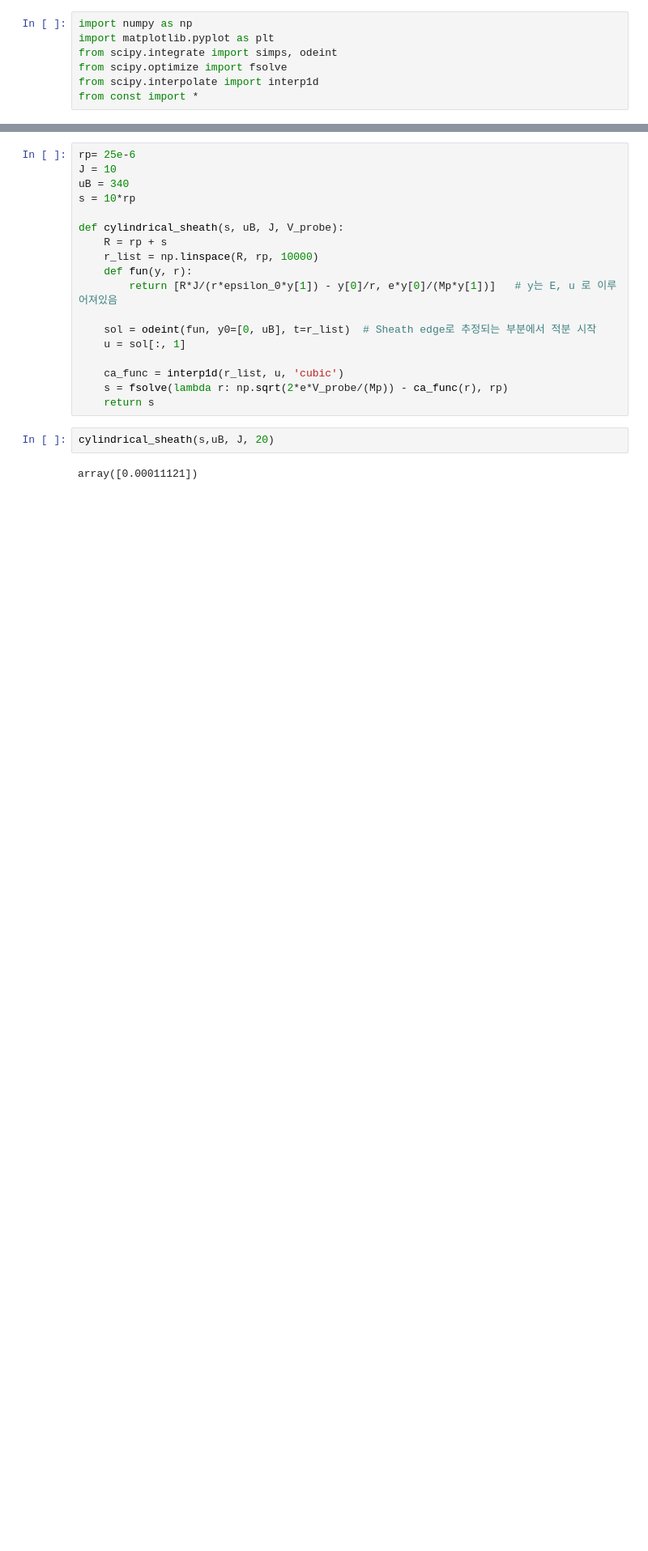
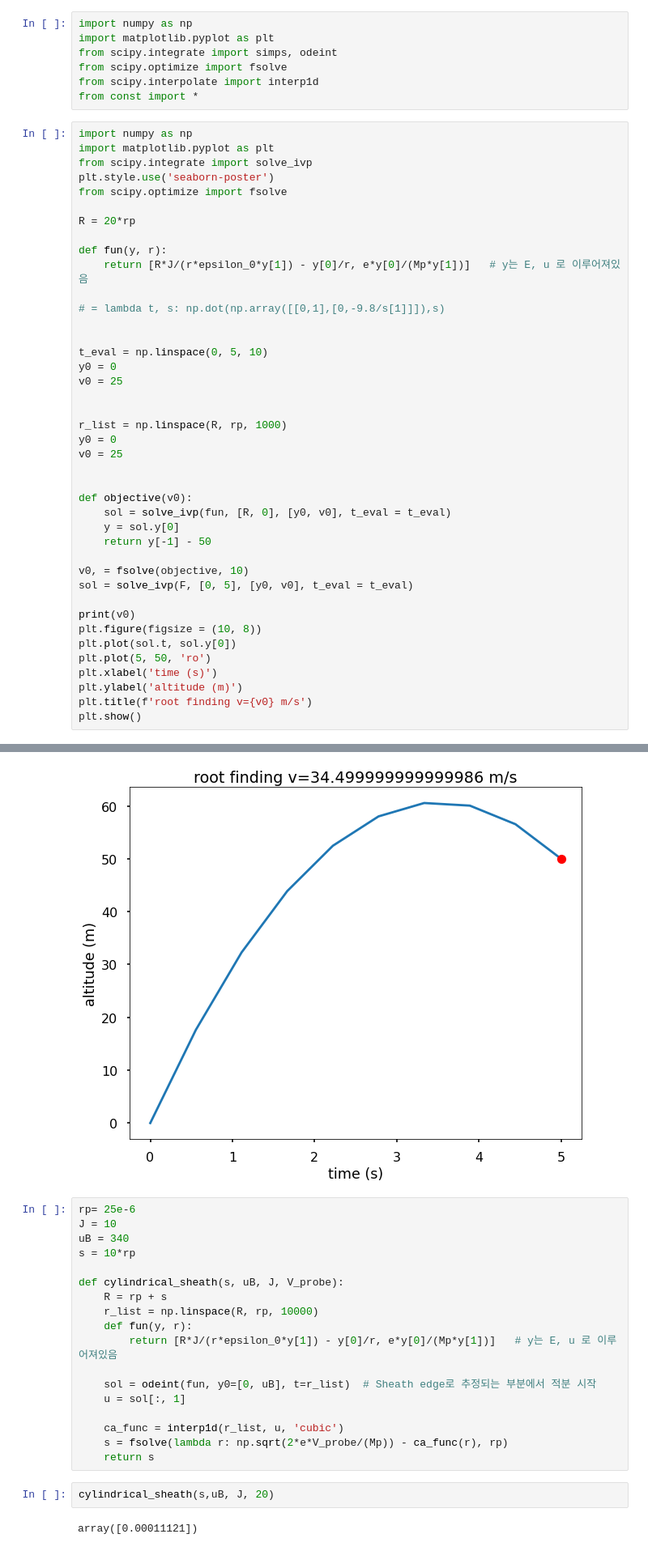
Before and after one commit to gunu0626/negative-ion, a Jupyter notebook: r_sh cal.ipynb, the cells around one changed output, grey strips where cells are left out. Shown at 81% size. Drawn from its saved outputs; the diff is of its cells as text; blank space fills up the shorter version.

```diff
--- a/r_sh cal.ipynb
+++ b/r_sh cal.ipynb
@@ -5,3 +5,45 @@ from scipy.integrate import simps, odeint
 from scipy.optimize import fsolve
 from scipy.interpolate import interp1d
 from const import *
+# %%
+import numpy as np
+import matplotlib.pyplot as plt
+from scipy.integrate import solve_ivp
+plt.style.use('seaborn-poster')
+from scipy.optimize import fsolve
+
+R = 20*rp
+
+def fun(y, r):
+    return [R*J/(r*epsilon_0*y[1]) - y[0]/r, e*y[0]/(Mp*y[1])]   # y는 E, u 로 이루어져있음
+
+# = lambda t, s: np.dot(np.array([[0,1],[0,-9.8/s[1]]]),s)
+
+
+t_eval = np.linspace(0, 5, 10)
+y0 = 0
+v0 = 25
+
+
+r_list = np.linspace(R, rp, 1000)
+y0 = 0
+v0 = 25
+
+
+def objective(v0):
+    sol = solve_ivp(fun, [R, 0], [y0, v0], t_eval = t_eval)
+    y = sol.y[0]
+    return y[-1] - 50
+
+v0, = fsolve(objective, 10)
+sol = solve_ivp(F, [0, 5], [y0, v0], t_eval = t_eval)
+
+print(v0)
+plt.figure(figsize = (10, 8))
+plt.plot(sol.t, sol.y[0])
+plt.plot(5, 50, 'ro')
+plt.xlabel('time (s)')
+plt.ylabel('altitude (m)')
+plt.title(f'root finding v={v0} m/s')
+plt.show()
+# %% [output]
@@ -8,3 +51,4 @@ from const import *
+[figure, added]
 # %%
 rp= 25e-6
 J = 10
```
Also changed, not shown: parts of 1 cell of this notebook.
